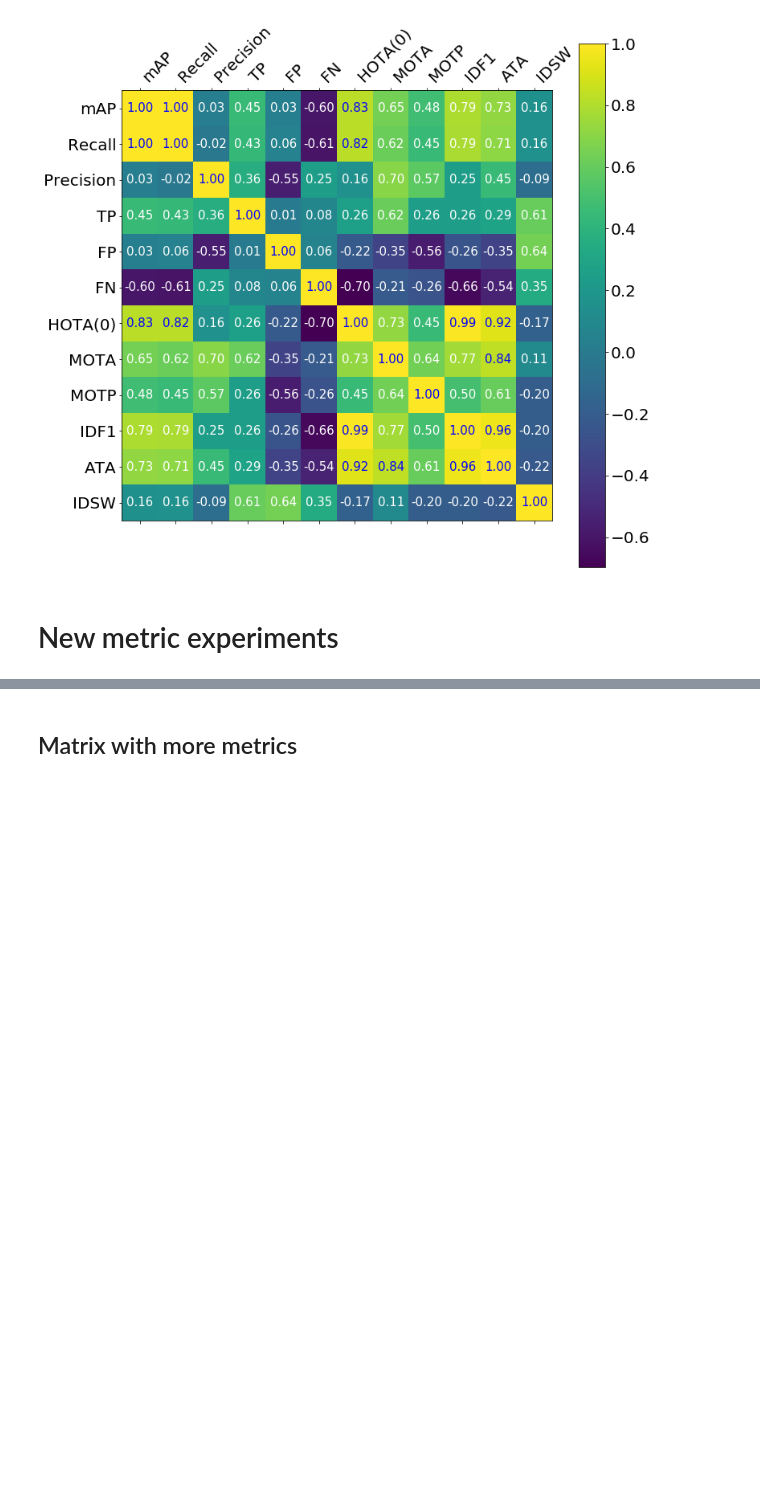
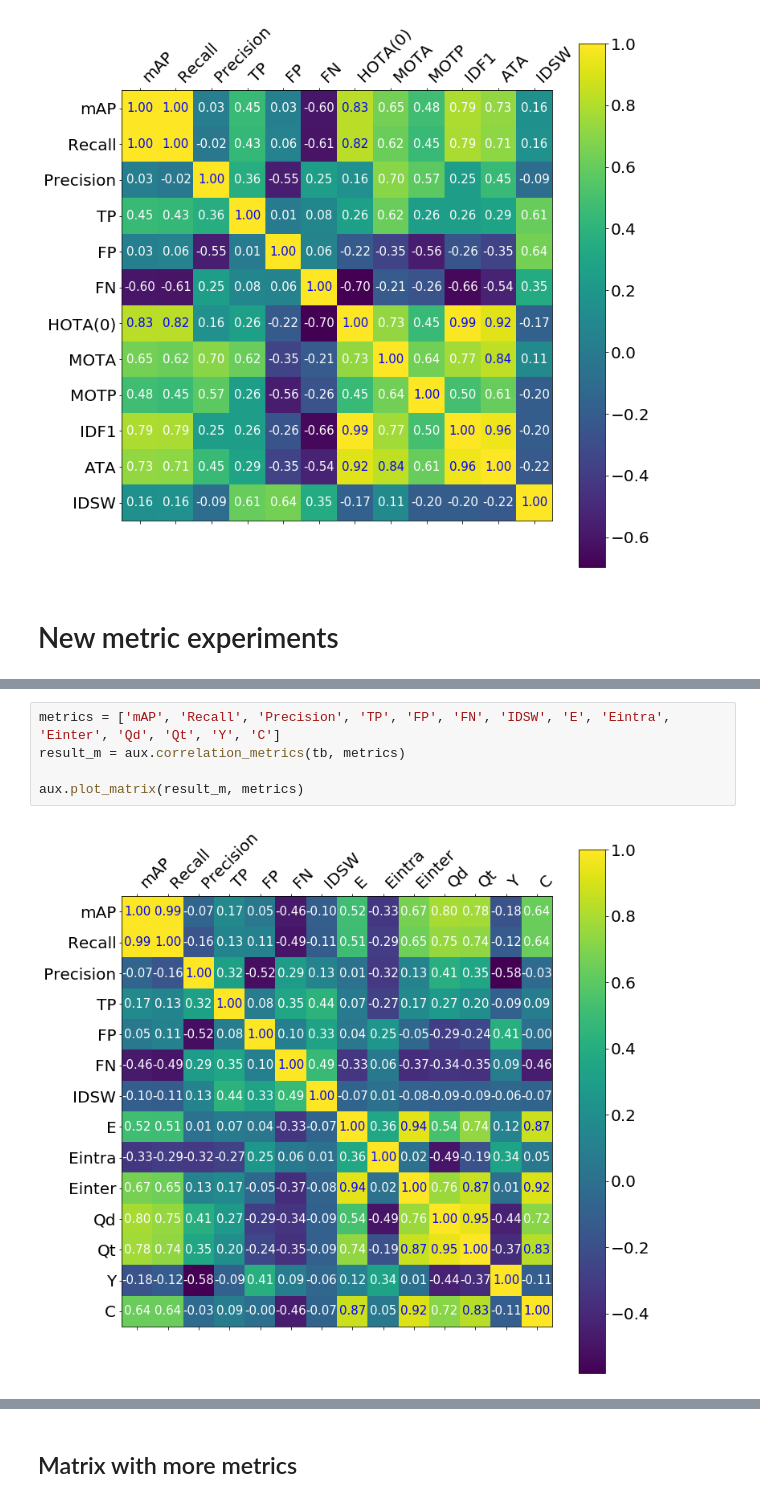
Before and after one commit to JorgeMunnozAguado/MOT-experimental-framework, a Jupyter notebook: analysis/Comparison.ipynb, the cells around one changed output, grey strips where cells are left out. Drawn from its saved outputs; the diff is of its cells as text; blank space fills up the shorter version.

```diff
--- a/analysis/Comparison.ipynb
+++ b/analysis/Comparison.ipynb
@@ -188 +195,8 @@ UMA
+# %%
+metrics = ['mAP', 'Recall', 'Precision', 'TP', 'FP', 'FN', 'IDSW', 'E', 'Eintra', 'Einter', 'Qd', 'Qt', 'Y', 'C']
+result_m = aux.correlation_metrics(tb, metrics)
+
+aux.plot_matrix(result_m, metrics)
+# %% [output]
+[figure, added]
 # %%
```
Also changed, not shown: parts of 6 cells of this notebook, 2 other files.
